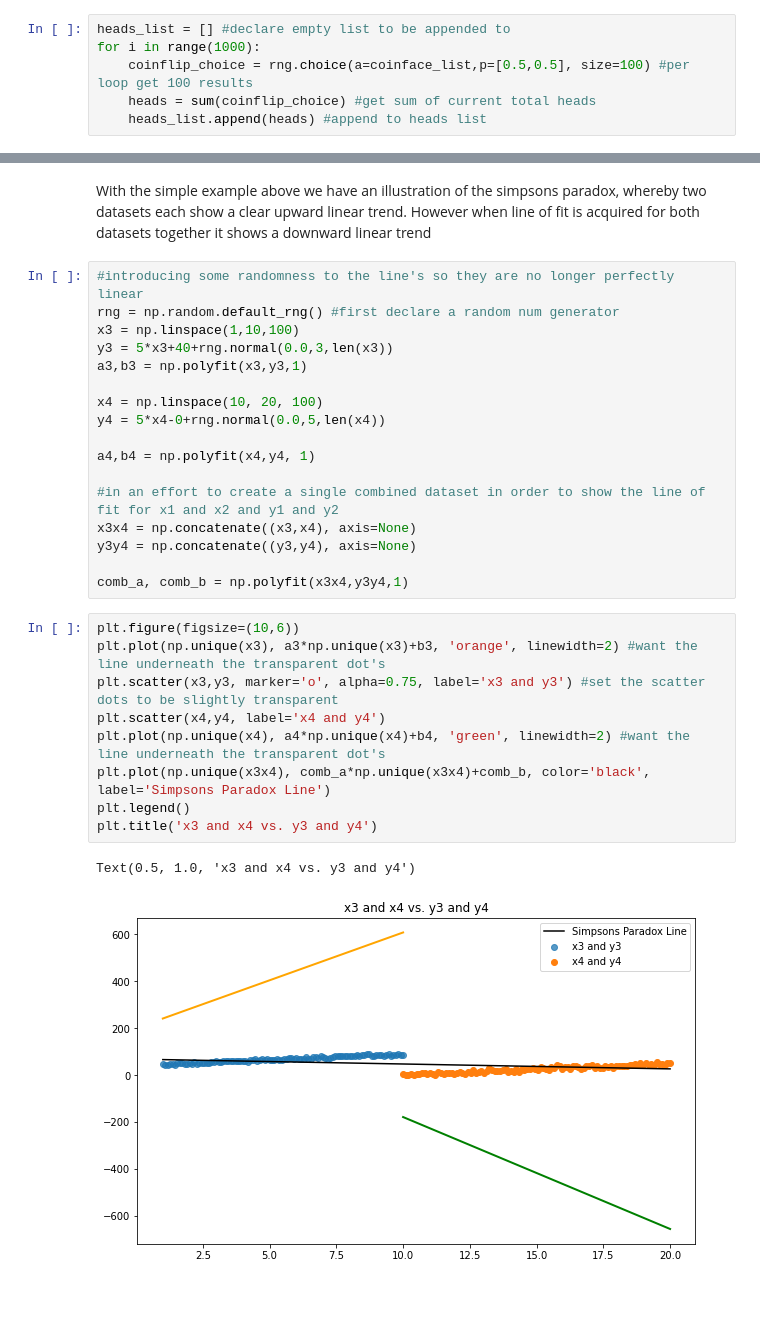
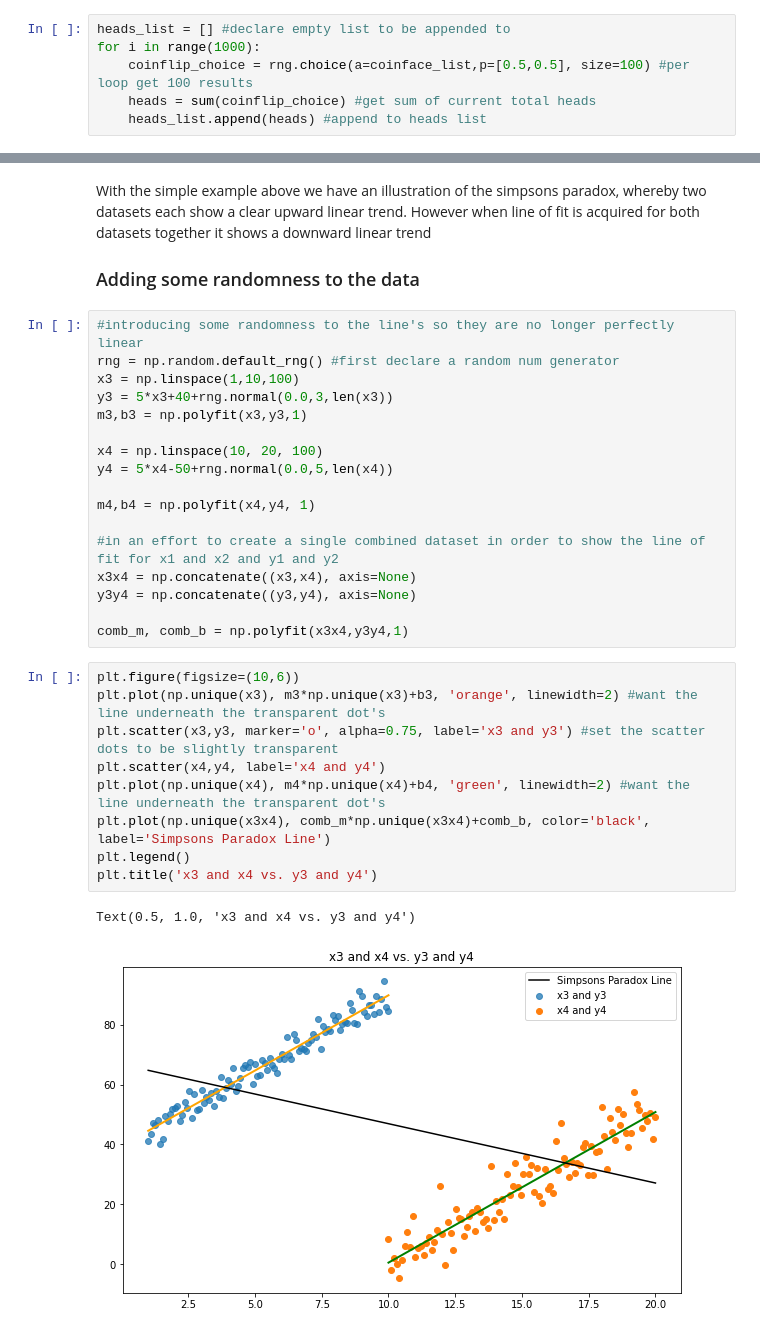
Before and after one commit to itskeithstudent/Fundamentals-Of-Data-Analysis-52446-Tasks, a Jupyter notebook: Tasks.ipynb, the cells around one changed output, grey strips where cells are left out. Drawn from its saved outputs; the diff is of its cells as text; blank space fills up the shorter version.

```diff
--- a/Tasks.ipynb
+++ b/Tasks.ipynb
@@ -397,35 +409,37 @@ plt.plot(np.unique(x1x2), m*np.unique(x1x2)+b)
 [figure]
 # %% [markdown]
 With the simple example above we have an illustration of the simpsons paradox, whereby two datasets each show a clear upward linear trend. However when line of fit is acquired for both datasets together it shows a downward linear trend
+
+### Adding some randomness to the data
 # %%
 #introducing some randomness to the line's so they are no longer perfectly linear
 rng = np.random.default_rng() #first declare a random num generator
 x3 = np.linspace(1,10,100)
 y3 = 5*x3+40+rng.normal(0.0,3,len(x3))
-a3,b3 = np.polyfit(x3,y3,1)
+m3,b3 = np.polyfit(x3,y3,1)
 
 x4 = np.linspace(10, 20, 100)
-y4 = 5*x4-0+rng.normal(0.0,5,len(x4))
+y4 = 5*x4-50+rng.normal(0.0,5,len(x4))
 
-a4,b4 = np.polyfit(x4,y4, 1)
+m4,b4 = np.polyfit(x4,y4, 1)
 
 #in an effort to create a single combined dataset in order to show the line of fit for x1 and x2 and y1 and y2
 x3x4 = np.concatenate((x3,x4), axis=None)
 y3y4 = np.concatenate((y3,y4), axis=None)
 
-comb_a, comb_b = np.polyfit(x3x4,y3y4,1)
+comb_m, comb_b = np.polyfit(x3x4,y3y4,1)
 # %%
 plt.figure(figsize=(10,6))
-plt.plot(np.unique(x3), a3*np.unique(x3)+b3, 'orange', linewidth=2) #want the line underneath the transparent dot's
+plt.plot(np.unique(x3), m3*np.unique(x3)+b3, 'orange', linewidth=2) #want the line underneath the transparent dot's
 plt.scatter(x3,y3, marker='o', alpha=0.75, label='x3 and y3') #set the scatter dots to be slightly transparent
 plt.scatter(x4,y4, label='x4 and y4')
-plt.plot(np.unique(x4), a4*np.unique(x4)+b4, 'green', linewidth=2) #want the line underneath the transparent dot's
-plt.plot(np.unique(x3x4), comb_a*np.unique(x3x4)+comb_b, color='black', label='Simpsons Paradox Line')
+plt.plot(np.unique(x4), m4*np.unique(x4)+b4, 'green', linewidth=2) #want the line underneath the transparent dot's
+plt.plot(np.unique(x3x4), comb_m*np.unique(x3x4)+comb_b, color='black', label='Simpsons Paradox Line')
 plt.legend()
 plt.title('x3 and x4 vs. y3 and y4')
 # %% [output]
 Text(0.5, 1.0, 'x3 and x4 vs. y3 and y4')
-[figure, old version]
+[figure, new version]
 # %% [markdown]
 By doing the previous example I can now see a general feel for how to generate complimentary datasets that will show the Simpson's Paradox, and that is when you have a fairly consistent slope (m) by increasing the intercept (b) fairly significantly it leads to a downwards trend when grouping the two together.
 
```
Also changed, not shown: parts of 27 cells of this notebook.
